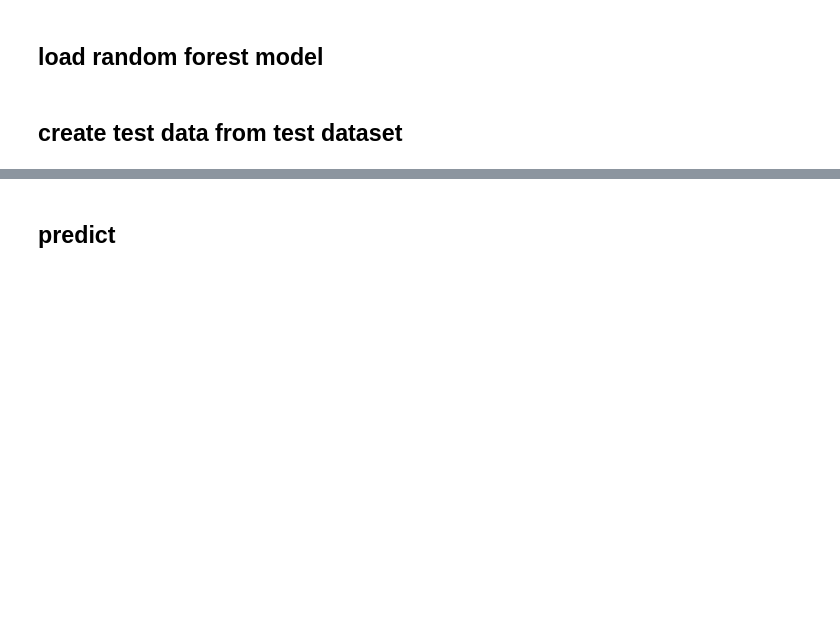
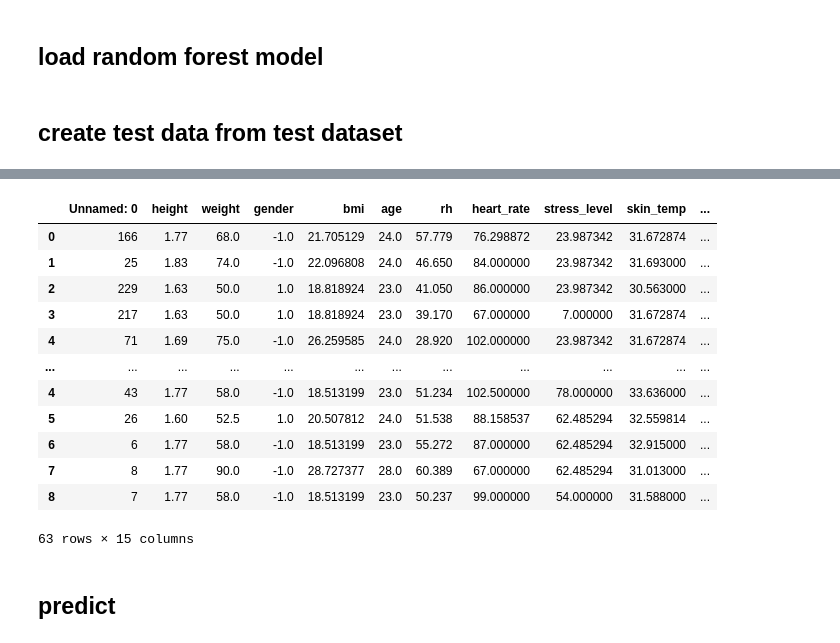
Before and after one commit to chengxiangduan-usc/mecsc, a Jupyter notebook: model/comfort_minmax_model/test_rf_model.ipynb, the cells around one changed output, grey strips where cells are left out. Saved outputs shown, nothing was run; the diff lists cells and outputs as text; code cells hidden in the pictures; blank space fills up the shorter version.

```diff
--- a/model/comfort_minmax_model/test_rf_model.ipynb
+++ b/model/comfort_minmax_model/test_rf_model.ipynb
@@ -45,5 +48,21 @@ df_max.shape
 # %%
 df_combine = pd.concat([df_min, df_max])
+# %%
+df_combine
+# %% [output]
+|  | Unnamed: 0 | height | weight | gender | bmi | age | rh | heart_rate | stress_level | skin_temp | ... |
+| 0 | 166 | 1.77 | 68.0 | -1.0 | 21.705129 | 24.0 | 57.779 | 76.298872 | 23.987342 | 31.672874 | ... |
+| 1 | 25 | 1.83 | 74.0 | -1.0 | 22.096808 | 24.0 | 46.650 | 84.000000 | 23.987342 | 31.693000 | ... |
+| 2 | 229 | 1.63 | 50.0 | 1.0 | 18.818924 | 23.0 | 41.050 | 86.000000 | 23.987342 | 30.563000 | ... |
+| 3 | 217 | 1.63 | 50.0 | 1.0 | 18.818924 | 23.0 | 39.170 | 67.000000 | 7.000000 | 31.672874 | ... |
+| 4 | 71 | 1.69 | 75.0 | -1.0 | 26.259585 | 24.0 | 28.920 | 102.000000 | 23.987342 | 31.672874 | ... |
+| ... | ... | ... | ... | ... | ... | ... | ... | ... | ... | ... | ... |
+| 4 | 43 | 1.77 | 58.0 | -1.0 | 18.513199 | 23.0 | 51.234 | 102.500000 | 78.000000 | 33.636000 | ... |
+| 5 | 26 | 1.60 | 52.5 | 1.0 | 20.507812 | 24.0 | 51.538 | 88.158537 | 62.485294 | 32.559814 | ... |
+| 6 | 6 | 1.77 | 58.0 | -1.0 | 18.513199 | 23.0 | 55.272 | 87.000000 | 62.485294 | 32.915000 | ... |
+| 7 | 8 | 1.77 | 90.0 | -1.0 | 28.727377 | 28.0 | 60.389 | 67.000000 | 62.485294 | 31.013000 | ... |
+| 8 | 7 | 1.77 | 58.0 | -1.0 | 18.513199 | 23.0 | 50.237 | 99.000000 | 54.000000 | 31.588000 | ... |
+63 rows × 15 columns
 # %%
 X_columns = ['height', 'weight', 'gender', 'bmi', 'age', 'rh', \
               'heart_rate', 'stress_level', 'skin_temp', 'eda', \
```
Also changed, not shown: parts of 50 cells of this notebook, 4 other files.
